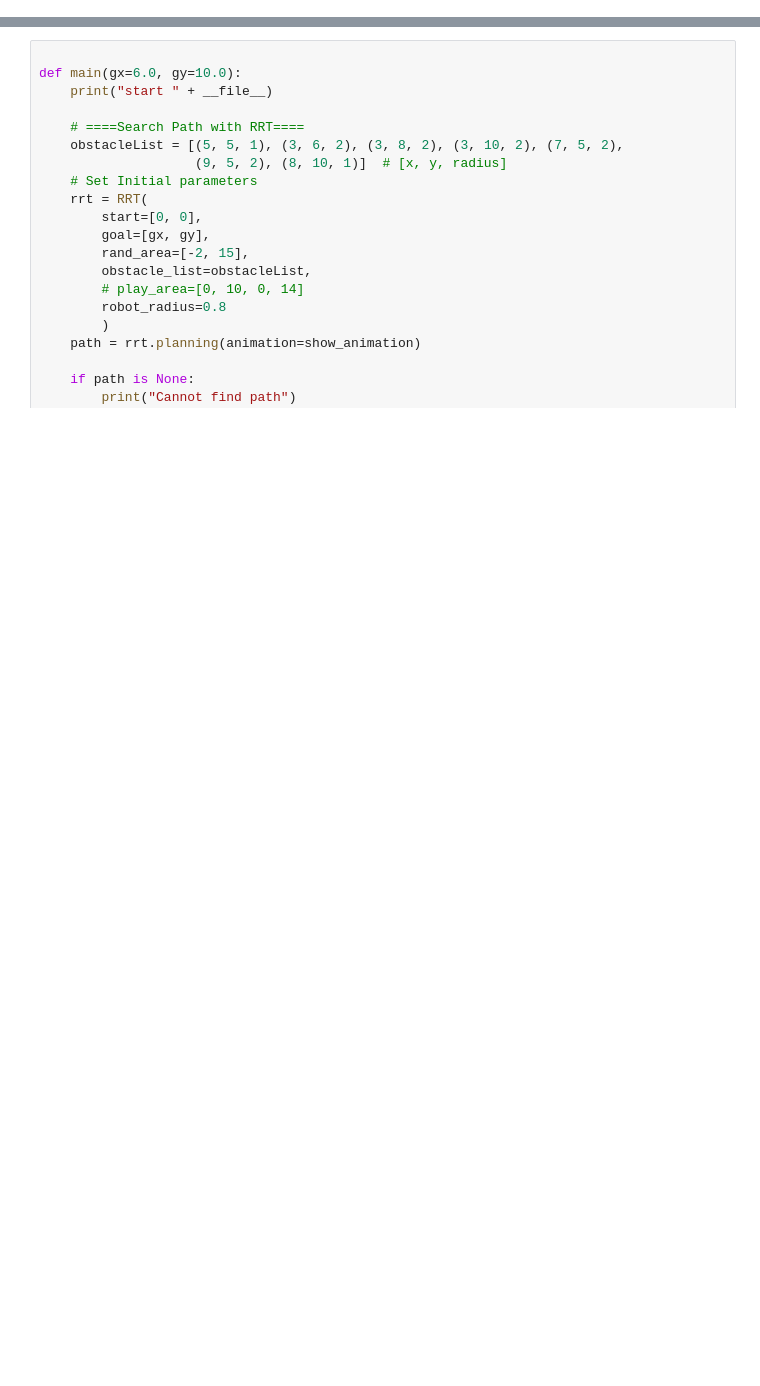
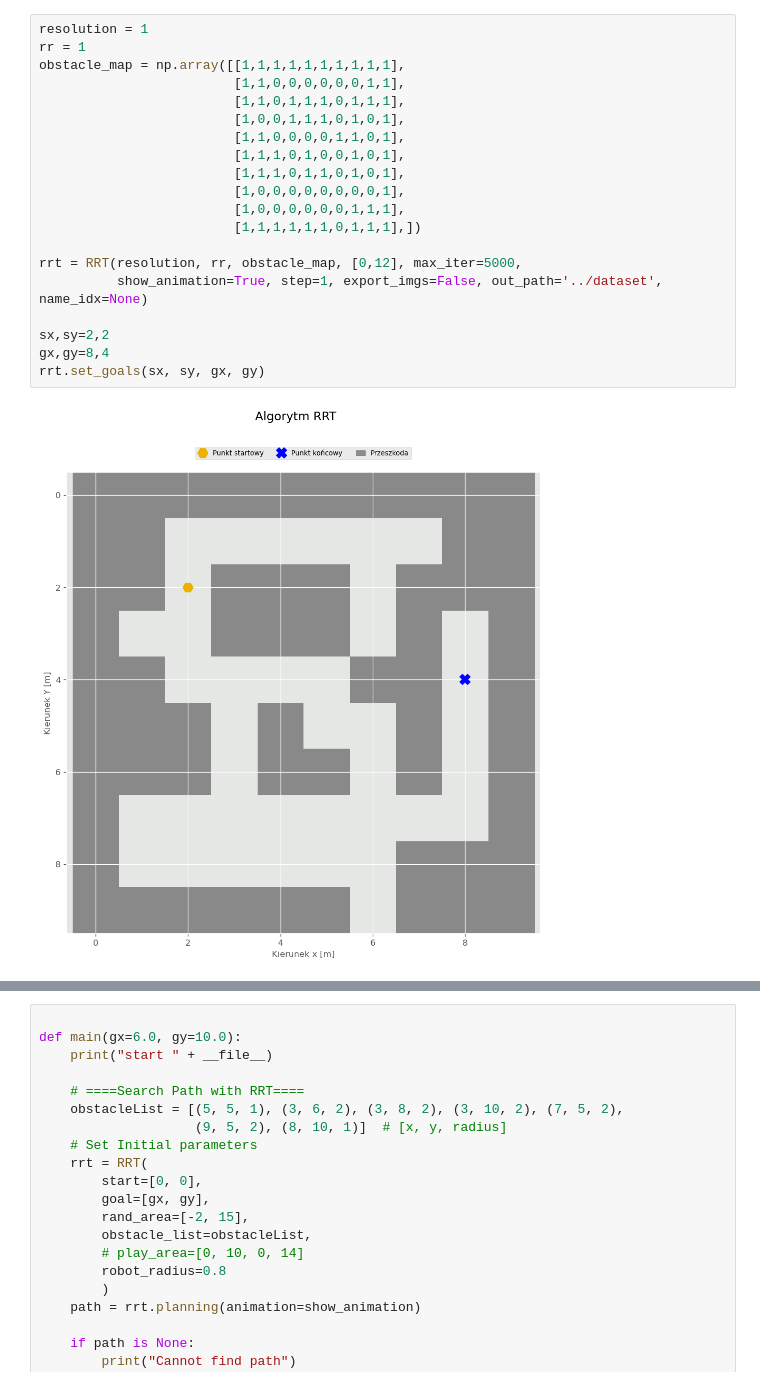
Before and after one commit to kafrankowska/Rover_Path_Planning, a Jupyter notebook: notebooks/RRT.ipynb, the cells around one changed output, grey strips where cells are left out. Drawn from its saved outputs; the diff is of its cells as text; blank space fills up the shorter version.

```diff
--- a/notebooks/RRT.ipynb
+++ b/notebooks/RRT.ipynb
@@ -0,0 +303,22 @@
+# %%
+resolution = 1
+rr = 1
+obstacle_map = np.array([[1,1,1,1,1,1,1,1,1,1],
+                         [1,1,0,0,0,0,0,0,1,1],
+                         [1,1,0,1,1,1,0,1,1,1],
+                         [1,0,0,1,1,1,0,1,0,1],
+                         [1,1,0,0,0,0,1,1,0,1],
+                         [1,1,1,0,1,0,0,1,0,1],
+                         [1,1,1,0,1,1,0,1,0,1],
+                         [1,0,0,0,0,0,0,0,0,1],
+                         [1,0,0,0,0,0,0,1,1,1],
+                         [1,1,1,1,1,1,0,1,1,1],])
+
+rrt = RRT(resolution, rr, obstacle_map, [0,12], max_iter=5000,
+          show_animation=True, step=1, export_imgs=False, out_path='../dataset', name_idx=None)
+
+sx,sy=2,2
+gx,gy=8,4
+rrt.set_goals(sx, sy, gx, gy)
+# %% [output]
+[figure, added]
```
Also changed, not shown: parts of 4 cells of this notebook, 2 other files.
